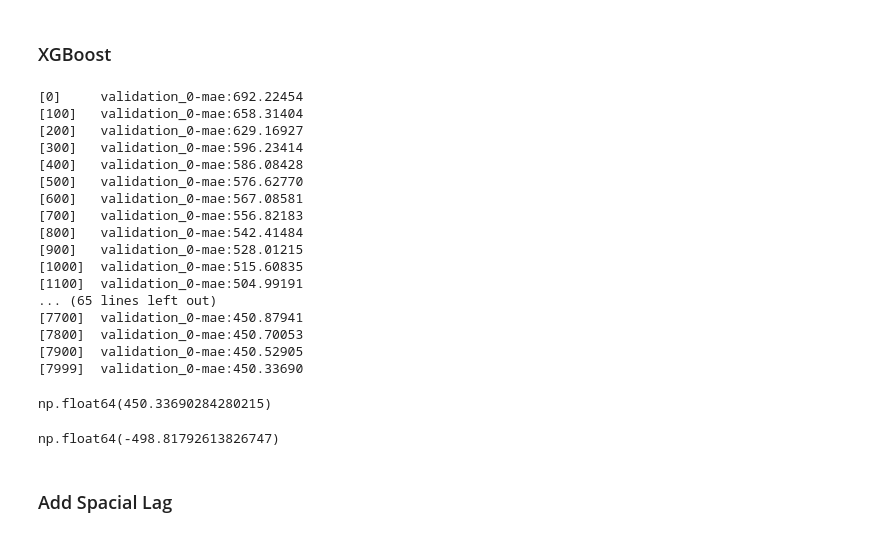
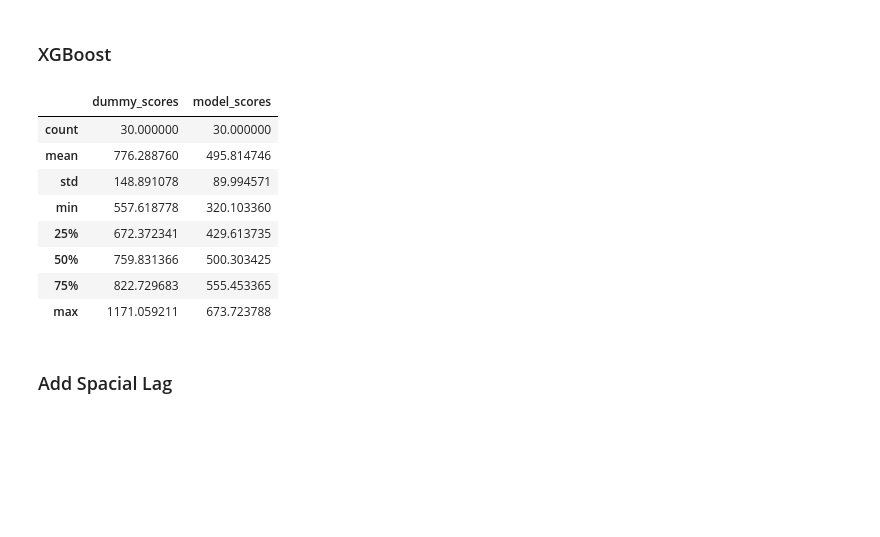
Before and after one commit to ozuromo/crime-analysis, a Jupyter notebook: NOTEBOOKS/analysis_zones.ipynb, the cells around one changed output. Drawn from its saved outputs; the diff is of its cells as text; code cells hidden in the pictures; blank space fills up the shorter version.

Commit message:
XGBoost added

```diff
--- a/NOTEBOOKS/analysis_zones.ipynb
+++ b/NOTEBOOKS/analysis_zones.ipynb
@@ -314,50 +325,27 @@ df.abs().describe()
 # %% [markdown]
 ### XGBoost
-# %%
-from xgboost import XGBRegressor
-
-xgb = XGBRegressor(
-    eval_metric='mae',
-    n_estimators=8000,
-    learning_rate=0.001,
-)
-
-from sklearn.model_selection import train_test_split
-
-X_train, X_test, y_train, y_test = train_test_split(X, y, test_size=0.2, random_state=123)
-
-xgb.fit(X_train, y_train, eval_set=[(X_test, y_test)], verbose=100)
-
-
-from sklearn.metrics import mean_absolute_error
-
-y_pred = xgb.predict(X_test)
-mean_absolute_error(y_test, y_pred)
-# %% [output]
-[0]     validation_0-mae:692.22454
-[100]   validation_0-mae:658.31404
-[200]   validation_0-mae:629.16927
-[300]   validation_0-mae:596.23414
-[400]   validation_0-mae:586.08428
-[500]   validation_0-mae:576.62770
-[600]   validation_0-mae:567.08581
-[700]   validation_0-mae:556.82183
-[800]   validation_0-mae:542.41484
-[900]   validation_0-mae:528.01215
-[1000]  validation_0-mae:515.60835
-[1100]  validation_0-mae:504.99191
-... (65 lines left out)
-[7700]  validation_0-mae:450.87941
-[7800]  validation_0-mae:450.70053
-[7900]  validation_0-mae:450.52905
-[7999]  validation_0-mae:450.33690
-np.float64(450.33690284280215)
 # %%
+from xgboost import XGBRegressor
+
+xgb = XGBRegressor(
+    eval_metric='mae',
+    n_estimators=5000,
+    learning_rate=0.001,
+)
+
 score = 'neg_mean_absolute_error'
-df = compare_metric_with_dummy(xgb, score, X, y, cv)
+df = compare_metric_with_dummy(xgb, score, vt.fit_transform(X), y, cv)
 df.abs().describe()
 # %% [output]
-np.float64(-498.81792613826747)
+|  | dummy_scores | model_scores |
+| count | 30.000000 | 30.000000 |
+| mean | 776.288760 | 495.814746 |
+| std | 148.891078 | 89.994571 |
+| min | 557.618778 | 320.103360 |
+| 25% | 672.372341 | 429.613735 |
+| 50% | 759.831366 | 500.303425 |
+| 75% | 822.729683 | 555.453365 |
+| max | 1171.059211 | 673.723788 |
 # %% [markdown]
 ### Add Spacial Lag
 # %%
```
Also changed, not shown: parts of 3 cells of this notebook.
